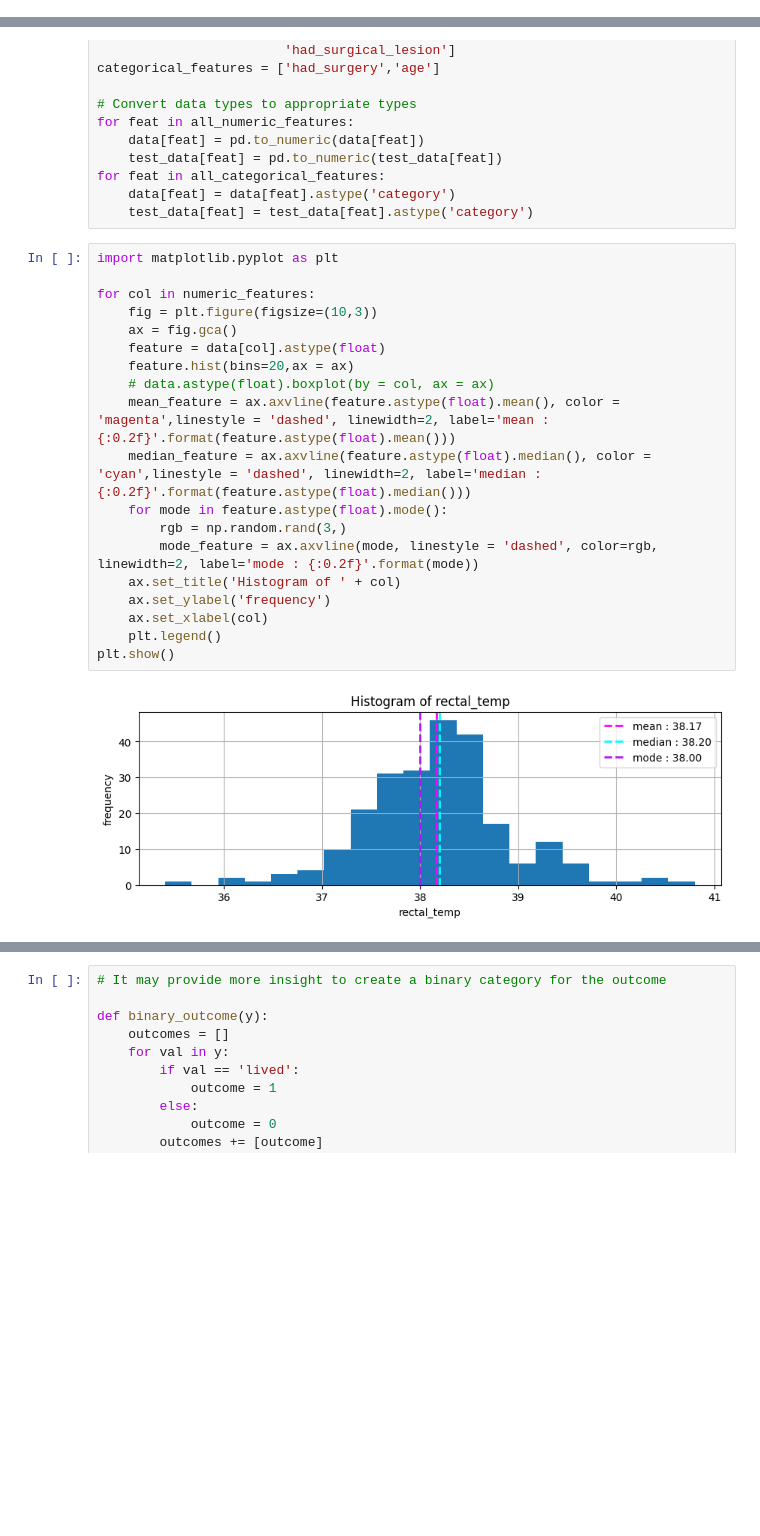
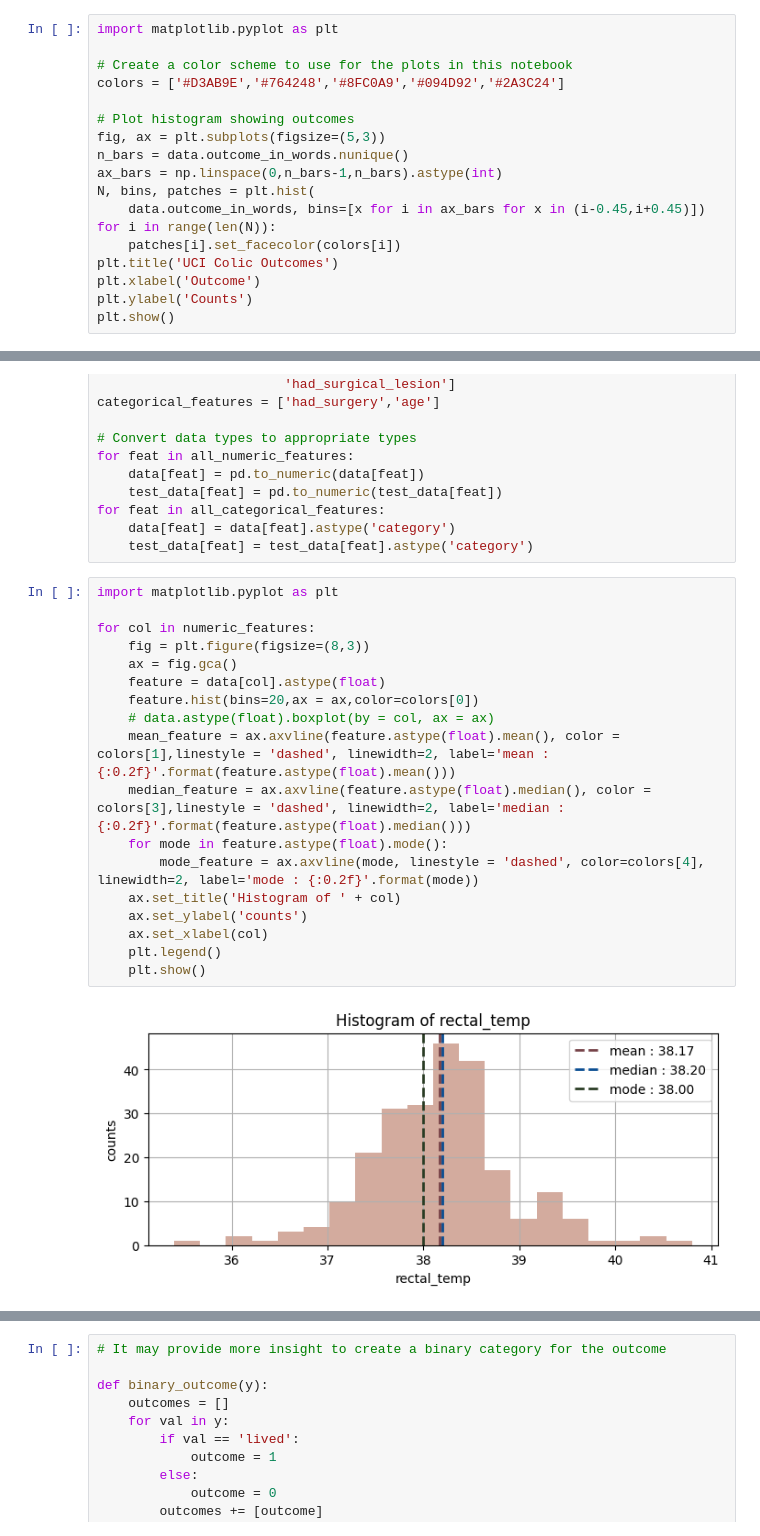
Before and after one commit to csharp14/horse-colic-project, a Jupyter notebook: ColicAnalysis.ipynb, the cells around one changed output, grey strips where cells are left out. Drawn from its saved outputs; the diff is of its cells as text; blank space fills up the shorter version.

Commit message:
Updated graphs

```diff
--- a/ColicAnalysis.ipynb
+++ b/ColicAnalysis.ipynb
@@ -94,0 +95,18 @@ graphing.histogram(data, label_x = 'outcome_in_words')
+# %%
+import matplotlib.pyplot as plt
+
+# Create a color scheme to use for the plots in this notebook
+colors = ['#D3AB9E','#764248','#8FC0A9','#094D92','#2A3C24']
+
+# Plot histogram showing outcomes
+fig, ax = plt.subplots(figsize=(5,3))
+n_bars = data.outcome_in_words.nunique()
+ax_bars = np.linspace(0,n_bars-1,n_bars).astype(int)
+N, bins, patches = plt.hist(
+    data.outcome_in_words, bins=[x for i in ax_bars for x in (i-0.45,i+0.45)])
+for i in range(len(N)):
+    patches[i].set_facecolor(colors[i])
+plt.title('UCI Colic Outcomes')
+plt.xlabel('Outcome')
+plt.ylabel('Counts')
+plt.show()
@@ -115,21 +135,20 @@ for feat in all_categorical_features:
 # %%
 import matplotlib.pyplot as plt
 
 for col in numeric_features:
-    fig = plt.figure(figsize=(10,3))
+    fig = plt.figure(figsize=(8,3))
     ax = fig.gca()
     feature = data[col].astype(float)
-    feature.hist(bins=20,ax = ax)
+    feature.hist(bins=20,ax = ax,color=colors[0])
     # data.astype(float).boxplot(by = col, ax = ax)
-    mean_feature = ax.axvline(feature.astype(float).mean(), color = 'magenta',linestyle = 'dashed', linewidth=2, label='mean : {:0.2f}'.format(feature.astype(float).mean()))
-    median_feature = ax.axvline(feature.astype(float).median(), color = 'cyan',linestyle = 'dashed', linewidth=2, label='median : {:0.2f}'.format(feature.astype(float).median()))
+    mean_feature = ax.axvline(feature.astype(float).mean(), color = colors[1],linestyle = 'dashed', linewidth=2, label='mean : {:0.2f}'.format(feature.astype(float).mean()))
+    median_feature = ax.axvline(feature.astype(float).median(), color = colors[3],linestyle = 'dashed', linewidth=2, label='median : {:0.2f}'.format(feature.astype(float).median()))
     for mode in feature.astype(float).mode():
-        rgb = np.random.rand(3,)
-        mode_feature = ax.axvline(mode, linestyle = 'dashed', color=rgb, linewidth=2, label='mode : {:0.2f}'.format(mode))
+        mode_feature = ax.axvline(mode, linestyle = 'dashed', color=colors[4], linewidth=2, label='mode : {:0.2f}'.format(mode))
     ax.set_title('Histogram of ' + col)
-    ax.set_ylabel('frequency')
+    ax.set_ylabel('counts')
     ax.set_xlabel(col)
     plt.legend()
-plt.show()
+    plt.show()
 # %% [output]
-[figure, old version]
+[figure, new version]
```
Also changed, not shown: parts of 9 cells of this notebook, 1 other file.
